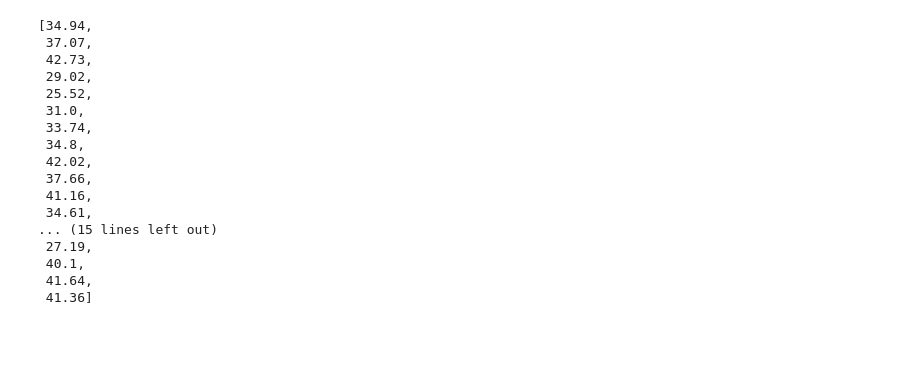
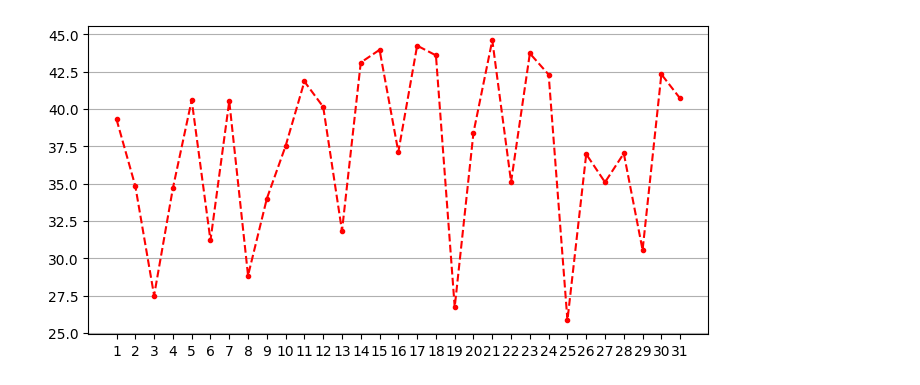
Before and after one commit to bruceyang620727/python-chihlee-class, a Jupyter notebook: lesson12_2.ipynb, the cells around one changed output. Saved outputs shown, nothing was run; the diff lists cells and outputs as text; code cells hidden in the pictures; blank space fills up the shorter version.

```diff
--- a/lesson12_2.ipynb
+++ b/lesson12_2.ipynb
@@ -1,32 +1,22 @@
 # %%
 import random #module，而module內有提供方法method
+import matplotlib.pyplot as plt
 days = list(range(1,32)) #生成一個1~31的list
 
 #celsius = [] # or list() #list.append()中，list是實體，sppend是方法
 #用亂數來做31天的溫度
 # for _ in range(31): #省略運算子_，並執行31次()0~30
 #     #celsius.append(random.random()) #而module內有提供random方法method，但此法只能產生0~1之間亂數
 #     celsius.append(round(random.uniform(25,45),ndigits=2)) #round是內建函數
 
 #迴圈的另一種語法，稱為list comprehension包含
 #完整語法 : celsius = [round(random.uniform(25,45),ndigits=2) for x in range(31) if x > 15]
 celsius = [round(random.uniform(25,45),ndigits=2) for _ in range(31)]
-celsius
+figure = plt.figure(figsize=(8,4))
+axes = figure.add_subplot(1,1,1) #產生圖表
+axes.plot(days,celsius,'r--.') #若只有一個參數表示是y-axis的數值
+axes.grid(axis='y')
+axes.set_xticks(days) #將days的數值完全顯示在刻度上
+plt.show()
 # %% [output]
-[34.94,
- 37.07,
- 42.73,
- 29.02,
- 25.52,
- 31.0,
- 33.74,
- 34.8,
- 42.02,
- 37.66,
- 41.16,
- 34.61,
-... (15 lines left out)
- 27.19,
- 40.1,
- 41.64,
- 41.36]
+[figure, added]
```
